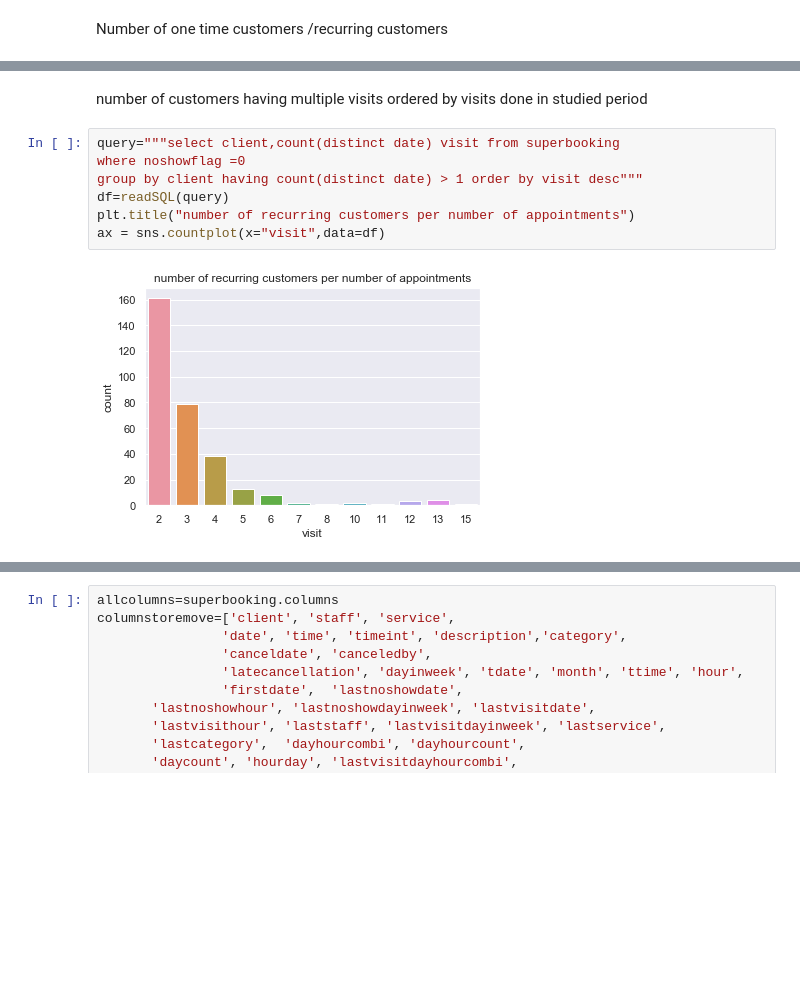
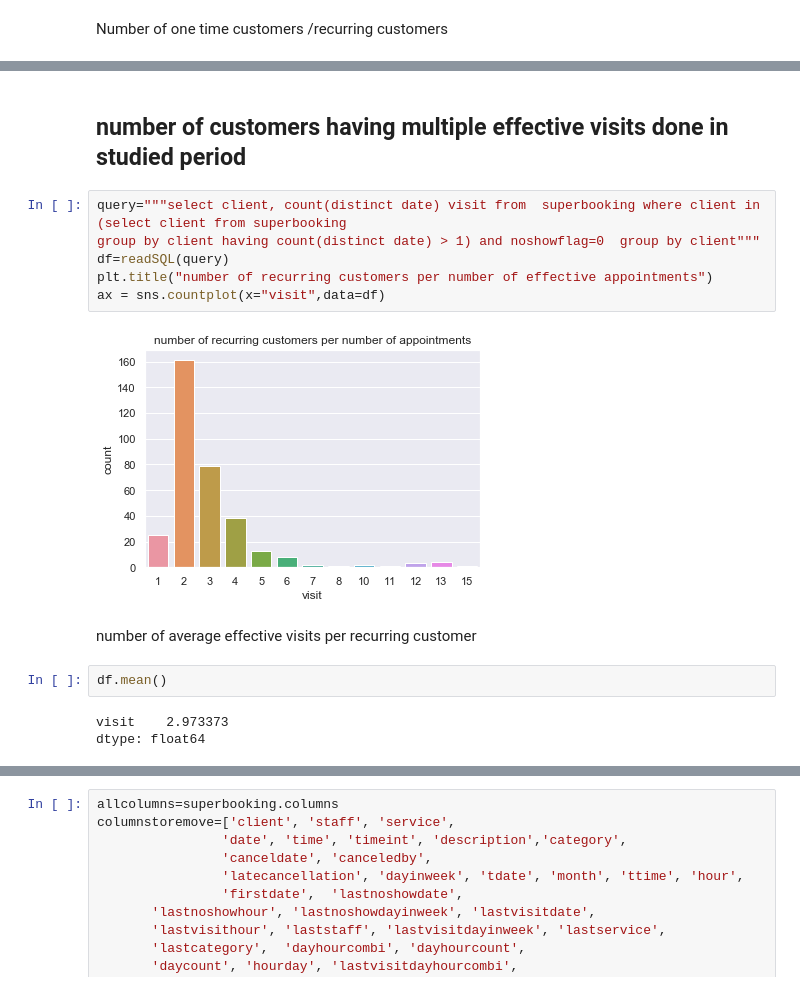
Before and after one commit to ericma007/p1, a Jupyter notebook: notebooks/Hair Salon Exploratory Data Analysis .ipynb, the cells around one changed output, grey strips where cells are left out. Cells and saved outputs as stored; diff of their text form; blank space fills up the shorter version.

```diff
--- a/notebooks/Hair Salon Exploratory Data Analysis .ipynb
+++ b/notebooks/Hair Salon Exploratory Data Analysis .ipynb
@@ -114,11 +137,17 @@ print([nbmulti,c,a,b,a-b,((a-b)/a),(b/a),avgapptday])
 # %% [markdown]
-number of customers having multiple visits ordered by visits done in studied period
+<h2> number of customers having multiple effective visits done in studied period
 # %%
-query="""select client,count(distinct date) visit from superbooking
-where noshowflag =0
-group by client having count(distinct date) > 1 order by visit desc"""
+query="""select client, count(distinct date) visit from  superbooking where client in (select client from superbooking
+group by client having count(distinct date) > 1) and noshowflag=0  group by client"""
 df=readSQL(query)
-plt.title("number of recurring customers per number of appointments")
+plt.title("number of recurring customers per number of effective appointments")
 ax = sns.countplot(x="visit",data=df)
 # %% [output]
-[figure, old version]
+[figure, new version]
+# %% [markdown]
+number of average effective visits per recurring customer
+# %%
+df.mean()
+# %% [output]
+visit    2.973373
+dtype: float64
```
Also changed, not shown: parts of 26 cells of this notebook, 3 other files.
